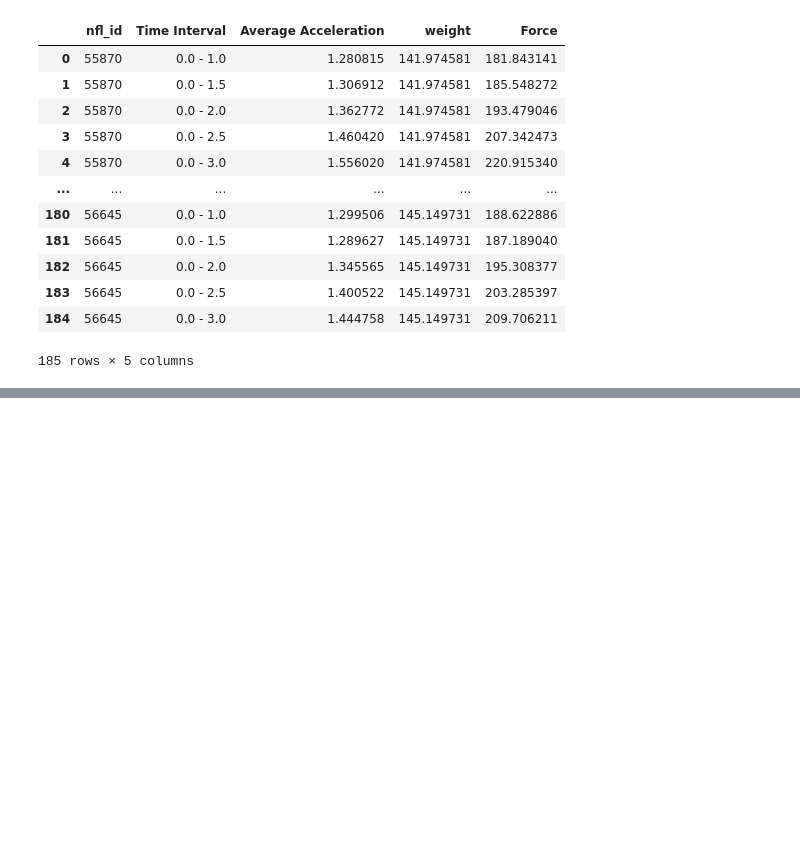
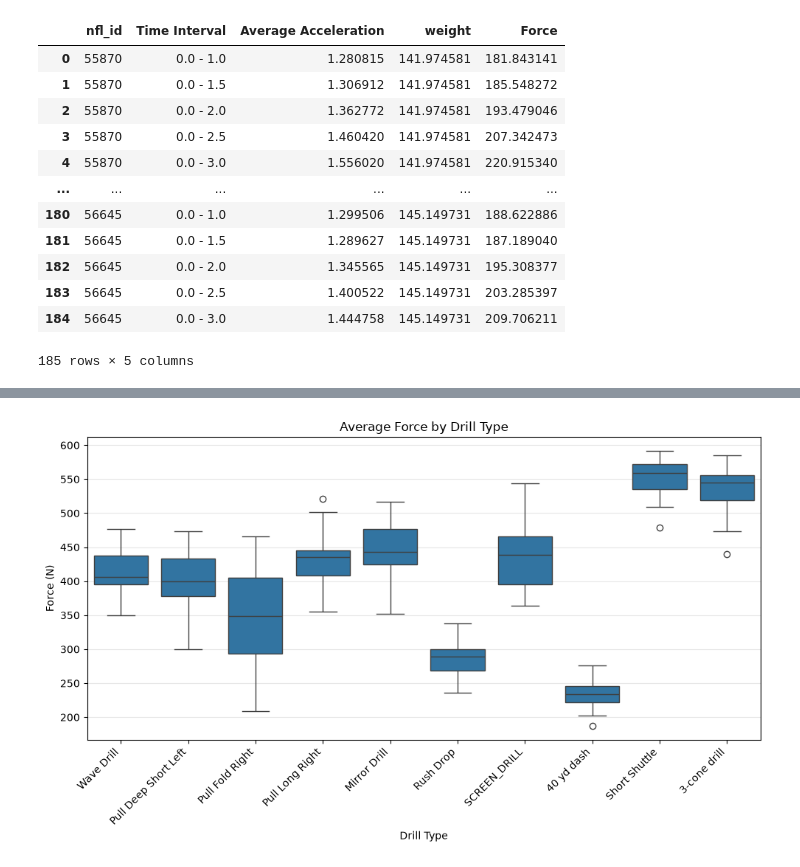
Before and after one commit to hankike/Big_Data_Bowl_27, a Jupyter notebook: phase_two.ipynb, the cells around one changed output, grey strips where cells are left out. Drawn from its saved outputs; the diff is of its cells as text; code cells hidden in the pictures; blank space fills up the shorter version.

```diff
--- a/phase_two.ipynb
+++ b/phase_two.ipynb
@@ -19,6 +19,7 @@ import seaborn as sns
 player_play = pd.read_csv("data/player_play.csv")
 game_tracking_2023 = pd.read_csv("data/game_tracking_2023.csv")
 combine_results = pd.read_csv("data/combine_results.csv")
+combine_tracking = pd.read_csv("data/combine_tracking.csv")
 # %% [markdown]
 ### Note
 
@@ -163,0 +265,14 @@ plt.show()
+# %%
+drill_average = (
+    drills.groupby(['nfl_id', 'drill_name'])
+    .agg(
+        average_acceleration=('a', 'mean'),
+        weight=('weight', 'first')
+    )
+    .reset_index()
+)
+# %%
+drill_average['Force'] = (
+    drill_average['average_acceleration'] *
+    drill_average['weight']
+)
@@ -163,0 +295,13 @@ plt.show()
+# %%
+drill_average['drill_name'] = drill_average['drill_name'].replace({
+    'FIVE_YARD_WAVE_DRILL_SLIDE_AND_SHUFFLE': 'Wave Drill',
+    'OL_PULL_DRILL_DEEP_SHORT_PULL_LEFT': 'Pull Deep Short Left',
+    'OL_PULL_DRILL_FOLD_BLOCK_RIGHT': 'Pull Fold Right',
+    'OL_PULL_DRILL_LONG_PULL_RIGHT': 'Pull Long Right',
+    'PASS_PRO_MIRROR_DRILL': 'Mirror Drill',
+    'PASS_RUSH_DROP': 'Rush Drop',
+    'SCREEN DRILL': 'Screen Drill',
+    'FORTY_YARD_DASH': '40 yd dash',
+    'SHORT_SHUTTLE': 'Short Shuttle',
+    'THREE_CONE_DRILL': '3-cone drill'
+})
@@ -163,0 +323,19 @@ plt.show()
+# %%
+plt.figure(figsize=(10, 6))
+
+sns.boxplot(
+    data=drill_average,
+    x='drill_name',
+    y='Force'
+)
+
+plt.title('Average Force by Drill Type')
+plt.xlabel('Drill Type')
+plt.ylabel('Force (N)')
+plt.xticks(rotation=45, ha='right')
+plt.grid(axis='y', alpha=0.3)
+
+plt.tight_layout()
+plt.show()
+# %% [output]
+[figure, added]
```
Also changed, not shown: parts of 13 cells of this notebook.
